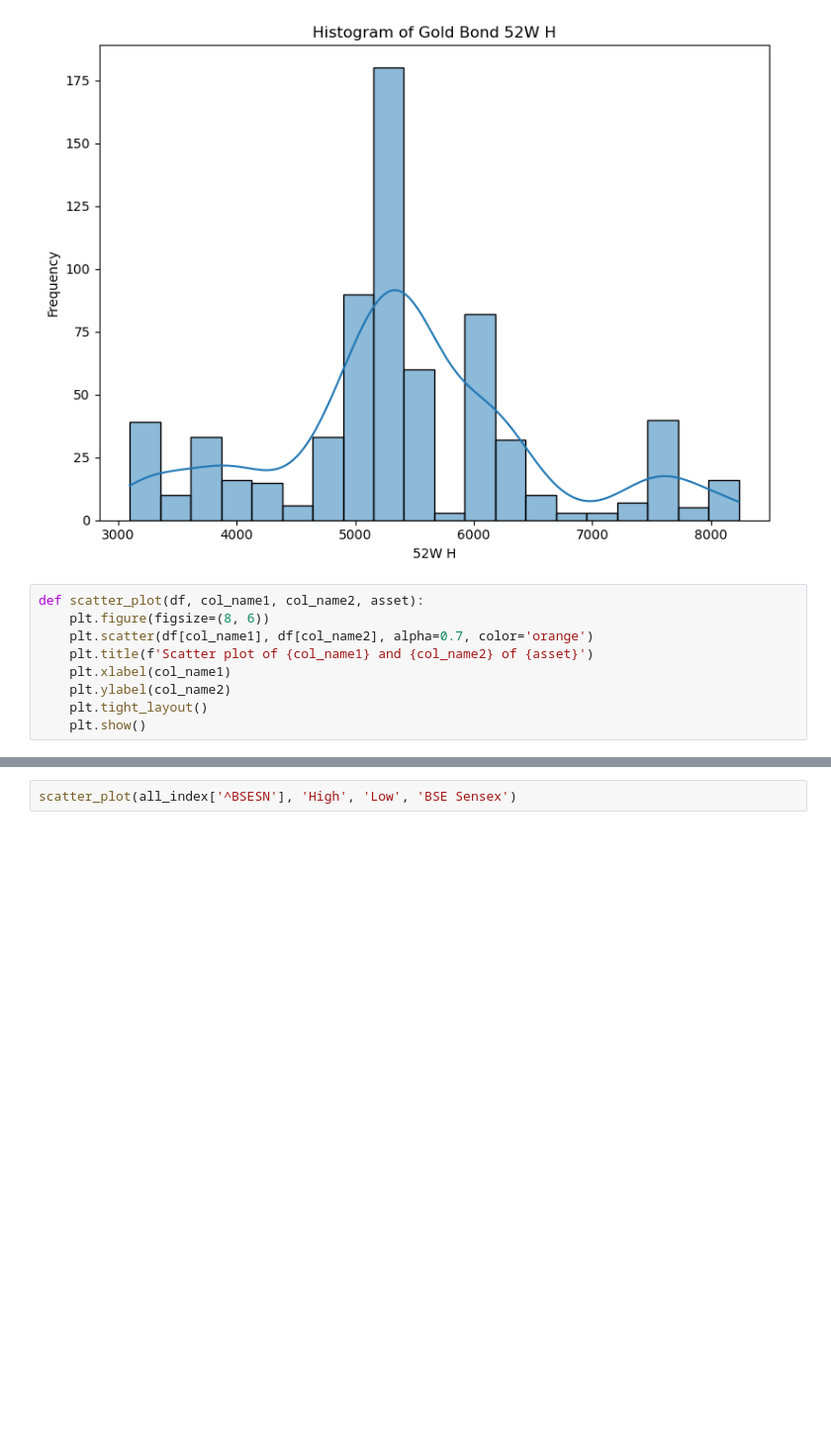
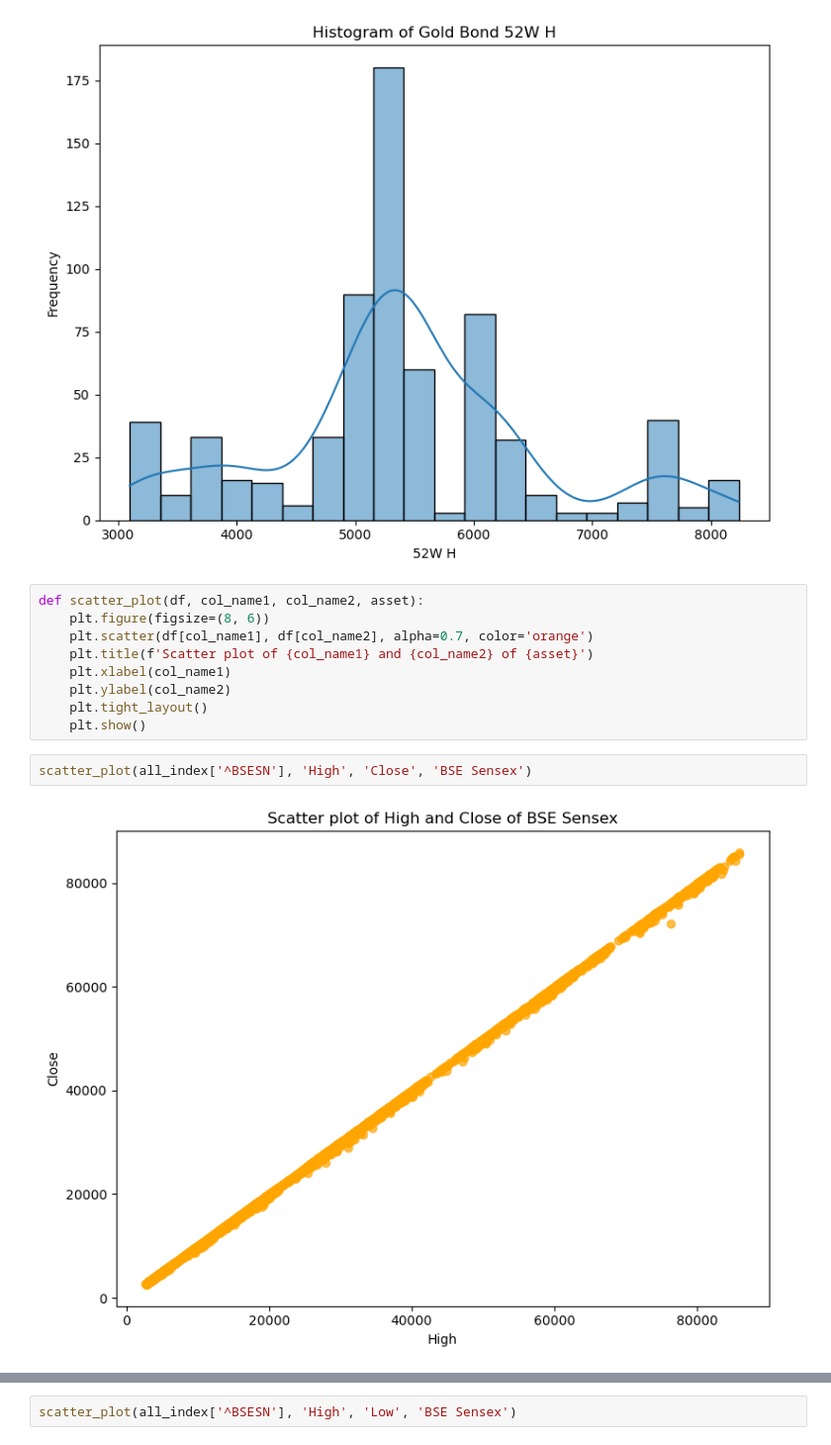
Before and after one commit to jigardonga105/Financial-Portfolio-Optimization, a Jupyter notebook: Script/data_prep.ipynb, the cells around one changed output, grey strips where cells are left out. Shown at 99% size. Drawn from its saved outputs; the diff is of its cells as text; blank space fills up the shorter version.

```diff
--- a/Script/data_prep.ipynb
+++ b/Script/data_prep.ipynb
@@ -468,3 +468,7 @@ def scatter_plot(df, col_name1, col_name2, asset):
     plt.ylabel(col_name2)
     plt.tight_layout()
     plt.show()
+# %%
+scatter_plot(all_index['^BSESN'], 'High', 'Close', 'BSE Sensex')
+# %% [output]
+[figure, added]
```
Also changed, not shown: parts of 6 cells of this notebook, 6 other files.
